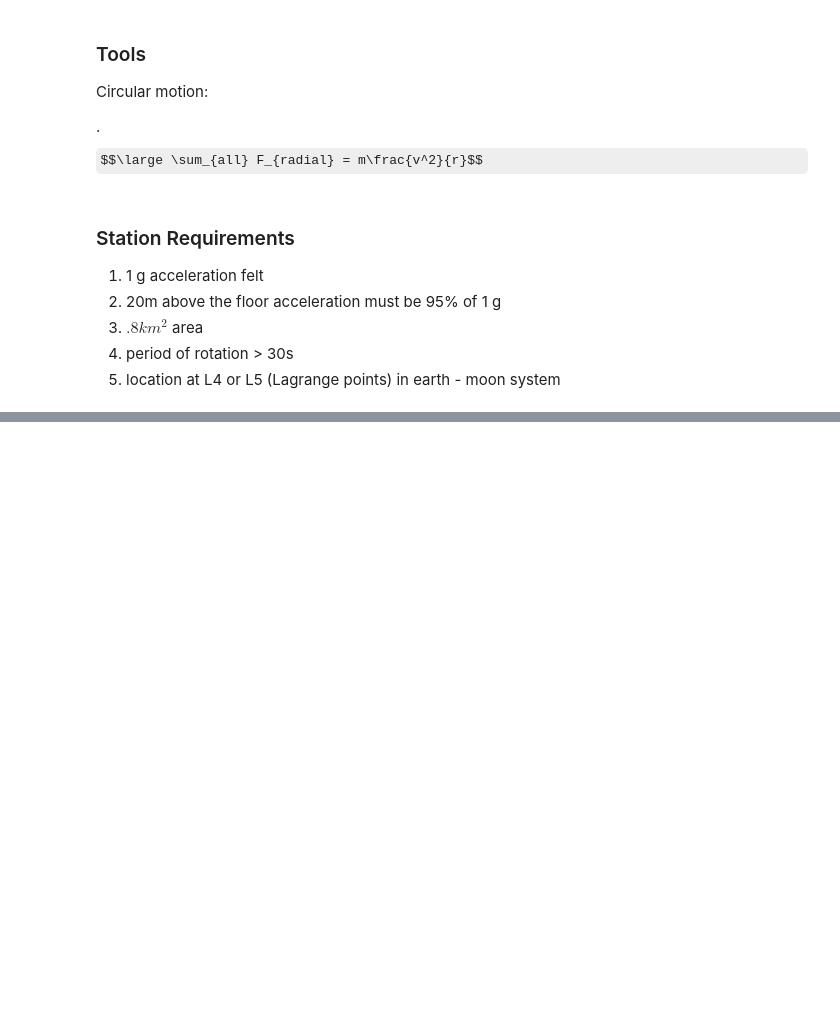
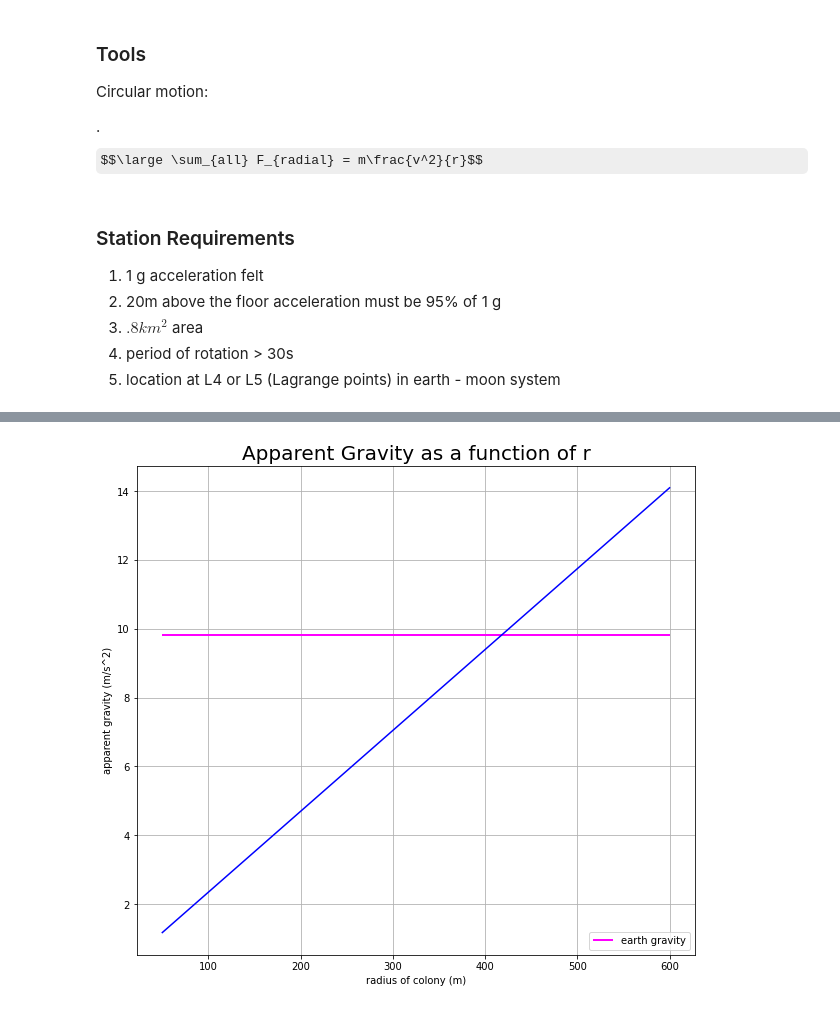
Before and after one commit to ztbochanski/ph211labs, a Jupyter notebook: lab7-space-station/lab7-space-station.ipynb, the cells around one changed output, grey strips where cells are left out. Saved outputs shown, nothing was run; the diff lists cells and outputs as text; code cells hidden in the pictures; some formulas as TeX source; blank space fills up the shorter version.

```diff
--- a/lab7-space-station/lab7-space-station.ipynb
+++ b/lab7-space-station/lab7-space-station.ipynb
@@ -81,7 +81,7 @@ Apparent gravity:
 GRAVITY = 9.81 # m/s^2
 
 #velocity_edge = 22. # in m/s
-PERIOD = 45 # in s
+PERIOD = 41 # in s
 
 # Min and max possible radii (m)
 max_radius = 600
@@ -96,0 +103,23 @@ apparent_gravity = speed_r**2/range_radii
+# %%
+fig1, ax1 = plt.subplots()
+
+# plot the basic velocity model
+ax1.plot(range_radii, apparent_gravity, color = 'blue')
+
+# draw a horizontal or vertical line across the plot to show some feature
+ax1.hlines(9.81, min_radius, max_radius,
+         color = 'magenta', linestyle = '-',
+         linewidth = 2., label = "earth gravity")
+
+# a more explicit way to set labels
+plt.xlabel('radius of colony (m)', fontsize = 10)
+plt.ylabel('apparent gravity (m/s^2)', fontsize = 10)
+plt.title('Apparent Gravity as a function of r', fontsize = 20)
+
+fig1.set_size_inches(10, 9)
+ax1.grid()
+plt.legend(loc= 4)
+
+plt.show()
+# %% [output]
+[figure, added]
```
Also changed, not shown: parts of 11 cells of this notebook.
